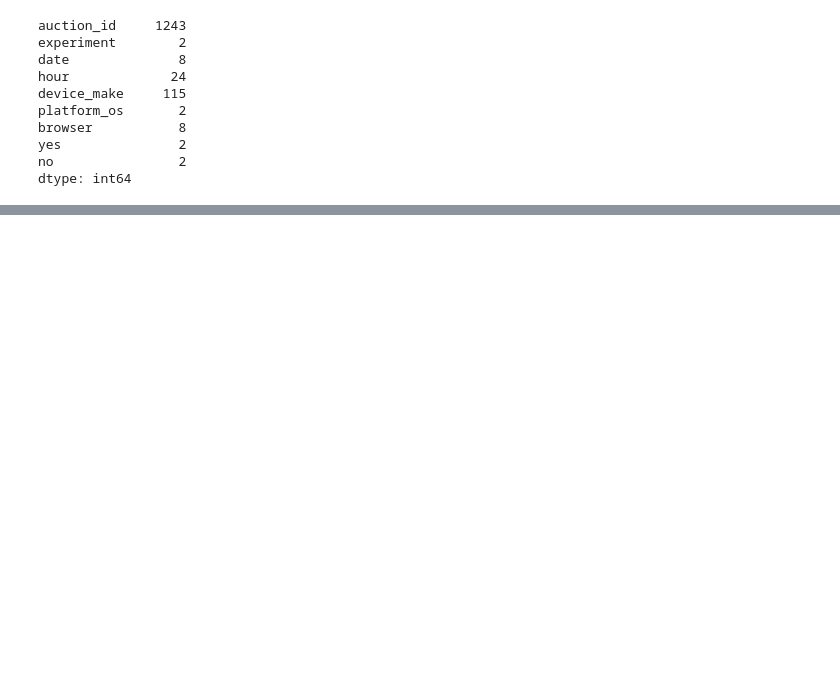
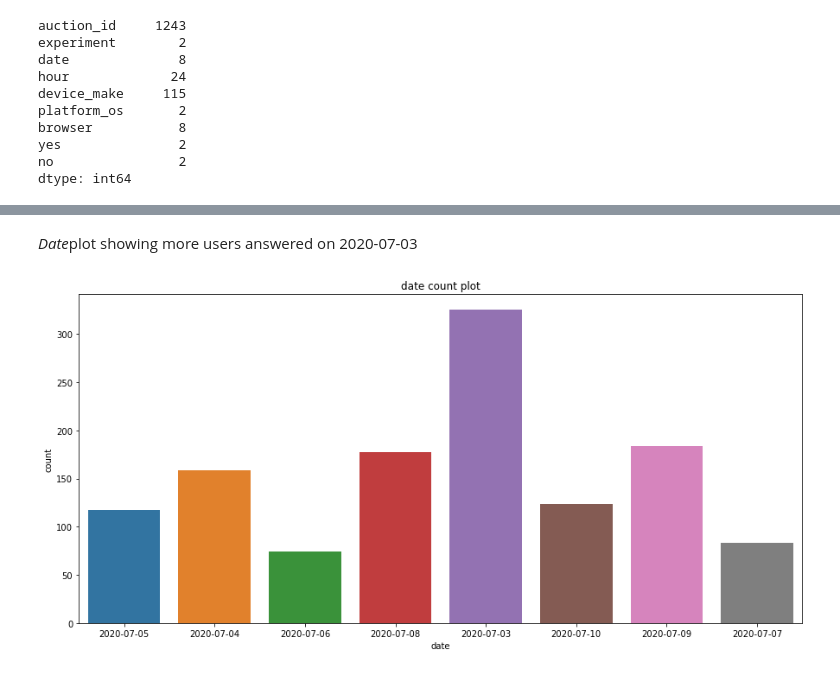
Before and after one commit to bezawitalemyimer/10xAc, a Jupyter notebook: week2_Adcampaign/notebooks/add_campaign.ipynb, the cells around one changed output, grey strips where cells are left out. Saved outputs shown, nothing was run; the diff lists cells and outputs as text; code cells hidden in the pictures; blank space fills up the shorter version.

```diff
--- a/week2_Adcampaign/notebooks/add_campaign.ipynb
+++ b/week2_Adcampaign/notebooks/add_campaign.ipynb
@@ -182,0 +179,9 @@ count_plot( "date")
+# %% [markdown]
+*Date*plot showing more users answered on 2020-07-03
+# %%
+#plot value date
+plt.figure(figsize=(15, 7))
+plt.title("date count plot")
+count_plot( "date")
+# %% [output]
+[figure, added]
```
Also changed, not shown: parts of 31 cells of this notebook.
